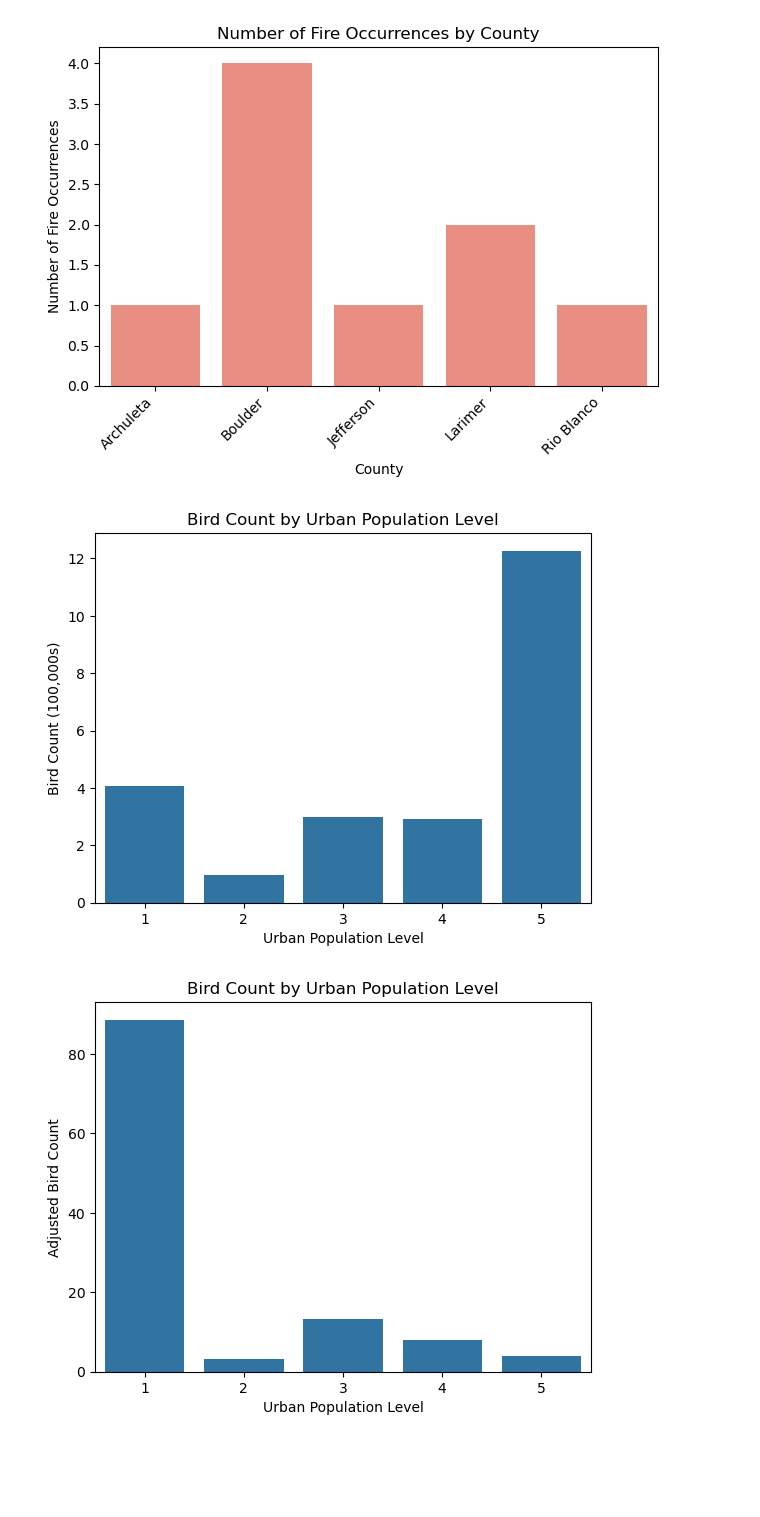
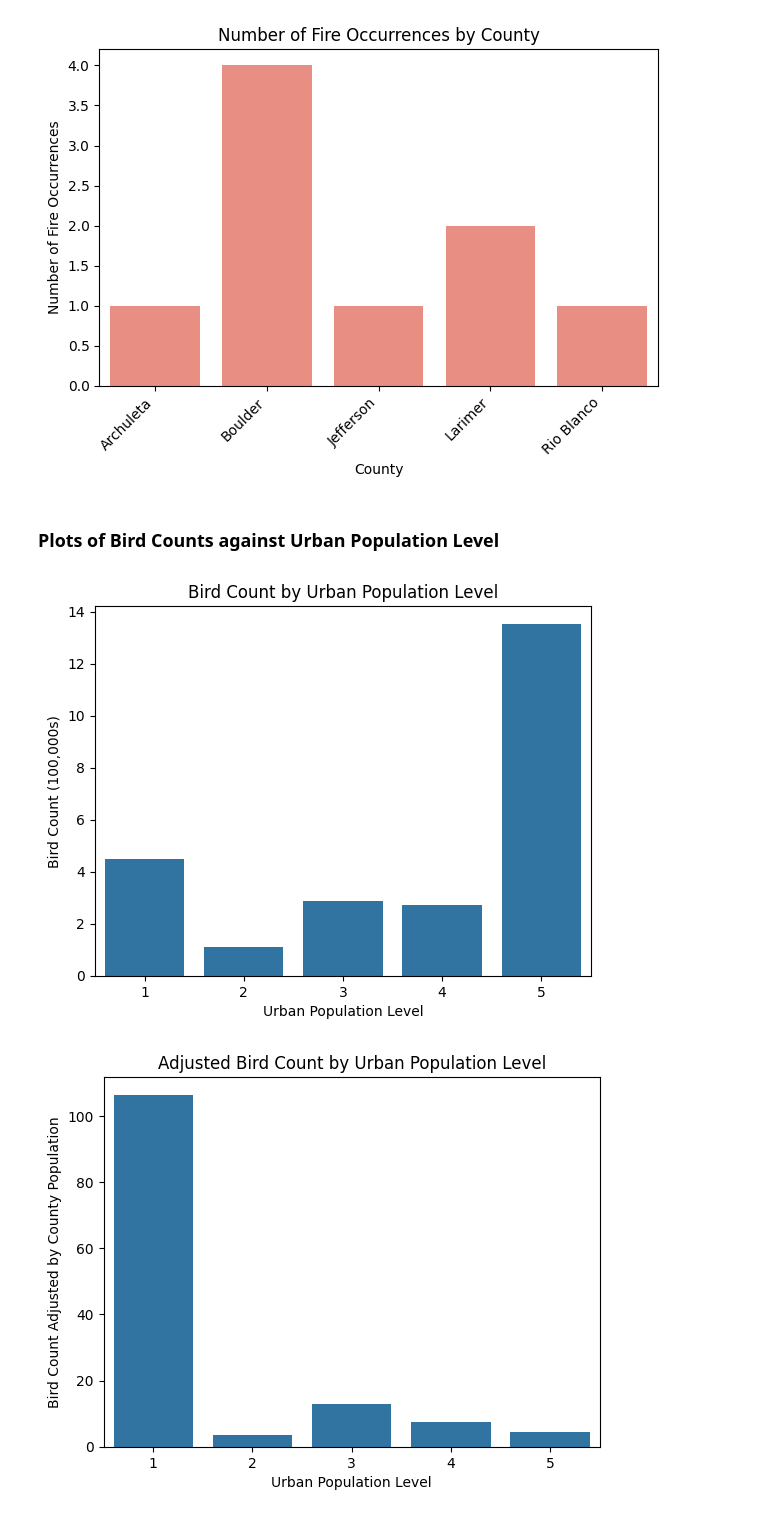
Before and after one commit to Kaxlow/where-the-birds-sing, a Jupyter notebook: src/data-visualizations.ipynb, the cells around one changed output. Cells and saved outputs as stored; diff of their text form; code cells hidden in the pictures; blank space fills up the shorter version.

Commit message:
Added visualization steps in data-visualizations.ipynb.

```diff
--- a/src/data-visualizations.ipynb
+++ b/src/data-visualizations.ipynb
@@ -9,7 +10,7 @@ from datetime import datetime, timedelta
 # %% [markdown]
 Read consolidated, cleaned, and pre-processed data stored in `..\data` directory
 # %%
-birdsong_df = pd.read_csv("..\\output\\birdsong_df.csv")
+birdsong_df = pd.read_csv("..\\data\\birdsong.csv")
 # %% [markdown]
 ### Snapshot of raw data
 # %%
@@ -233,29 +231,29 @@ plt.savefig('fire_occurrences_by_county.png', dpi=300)
 plt.show()
 # %% [output]
 [figure]
+# %% [markdown]
+### Plots of Bird Counts against Urban Population Level
 # %%
-# Create a bar chart  to show the relationship between bird count and urban population level. Set the x-axis to 'Urban Population Level' and the y-axis to 'Bird Count'. Add labels for x and y axes and a title for the entire plot. Scale the y-axis to show bird count in hundred thousands for better visualization.
-
+# Plot relationship of bird count against urban population level
 birdsong_df_grouped = birdsong_df.groupby('urban_population_level')['bird_count'].sum().reset_index()
 sns.barplot(x='urban_population_level', y='bird_count', data=birdsong_df_grouped, errorbar=None, units='bird_count', estimator=lambda x: x.sum()/100000)
 plt.xlabel('Urban Population Level')
 plt.ylabel('Bird Count (100,000s)')
 plt.title('Bird Count by Urban Population Level')
 # Save the plot as a PNG file
-plt.savefig('bird_count_by_urban_population_level.png', dpi=300)
+plt.savefig('..\\output\\visualizations\\bird_count_by_urban_population_level.png', dpi=300)
 plt.show()
 # %% [output]
-[figure, old version]
+[figure, new version]
 # %%
-# Create a bar chart  to show the relationship between bird count and urban population level. Set the x-axis to 'Urban Population Level' and the y-axis to 'Bird Count'. Add labels for x and y axes and a title for the entire plot. Scale the y-axis to show bird count in hundred thousands for better visualization.
-
+# Plot relationship of bird count adjusted by county population against urban population level
 birdsong_df_grouped = birdsong_df.groupby('urban_population_level')['bird_count_adjusted_for_population'].sum().reset_index()
 sns.barplot(x='urban_population_level', y='bird_count_adjusted_for_population', data=birdsong_df_grouped, errorbar=None, units='bird_count_adjusted_for_population', estimator=lambda x: x.sum())
 plt.xlabel('Urban Population Level')
-plt.ylabel('Adjusted Bird Count')
-plt.title('Bird Count by Urban Population Level')
+plt.ylabel('Bird Count Adjusted by County Population')
+plt.title('Adjusted Bird Count by Urban Population Level')
 # Save the plot as a PNG file
-plt.savefig('adjusted_bird_count_by_urban_population_level.png', dpi=300)
+plt.savefig('..\\output\\visualizations\\adjusted_bird_count_by_urban_population_level.png', dpi=300)
 plt.show()
 # %% [output]
-[figure, old version]
+[figure, new version]
```
Also changed, not shown: parts of 26 cells of this notebook.
